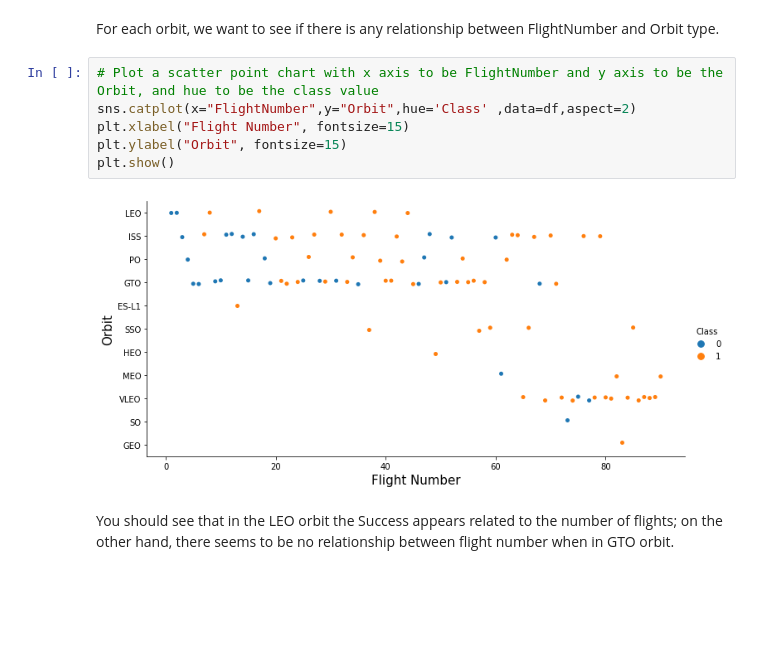
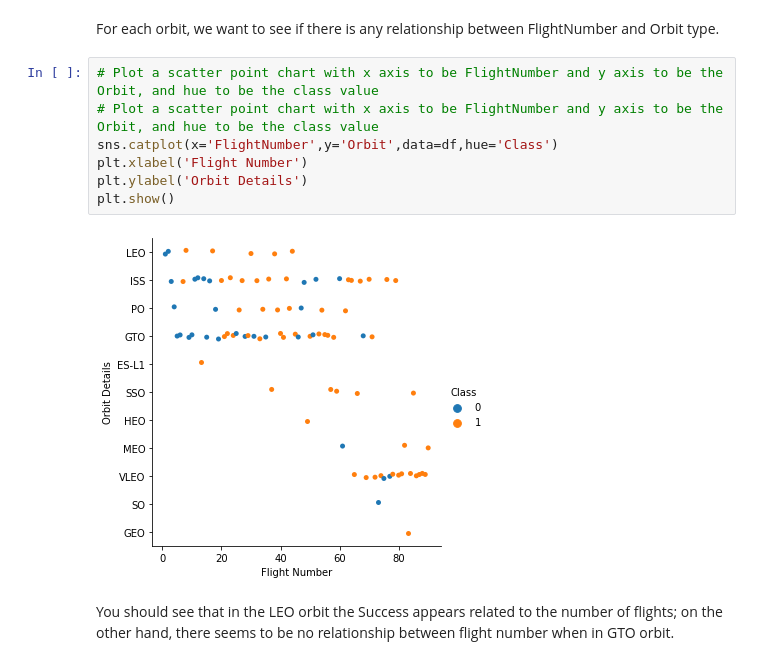
Before and after one commit to jivfur/ibm_capstone_project, a Jupyter notebook: jupyter-labs-eda-dataviz.ipynb, the cells around one changed output. Cells and saved outputs as stored; diff of their text form; blank space fills up the shorter version.

```diff
--- a/jupyter-labs-eda-dataviz.ipynb
+++ b/jupyter-labs-eda-dataviz.ipynb
@@ -132,12 +130,13 @@ Analyze the ploted bar chart try to find which orbits have high sucess rate.
 For each orbit, we want to see if there is any relationship between FlightNumber and Orbit type.
 # %%
 # Plot a scatter point chart with x axis to be FlightNumber and y axis to be the Orbit, and hue to be the class value
-sns.catplot(x="FlightNumber",y="Orbit",hue='Class' ,data=df,aspect=2)
-plt.xlabel("Flight Number", fontsize=15)
-plt.ylabel("Orbit", fontsize=15)
+# Plot a scatter point chart with x axis to be FlightNumber and y axis to be the Orbit, and hue to be the class value
+sns.catplot(x='FlightNumber',y='Orbit',data=df,hue='Class')
+plt.xlabel('Flight Number')
+plt.ylabel('Orbit Details')
 plt.show()
 # %% [output]
-[figure, old version]
+[figure, new version]
 # %% [markdown]
 You should see that in the LEO orbit the Success appears related to the number of flights; on the other hand, there seems to be no relationship between flight number when in GTO orbit.
 # %% [markdown]
```
Also changed, not shown: parts of 5 cells of this notebook.
